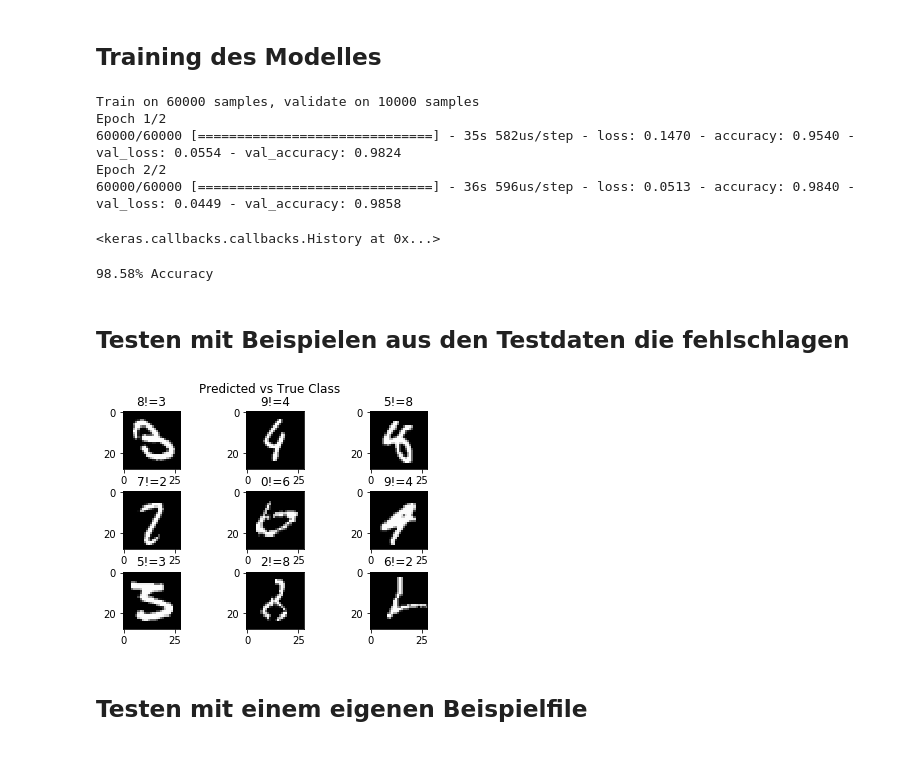
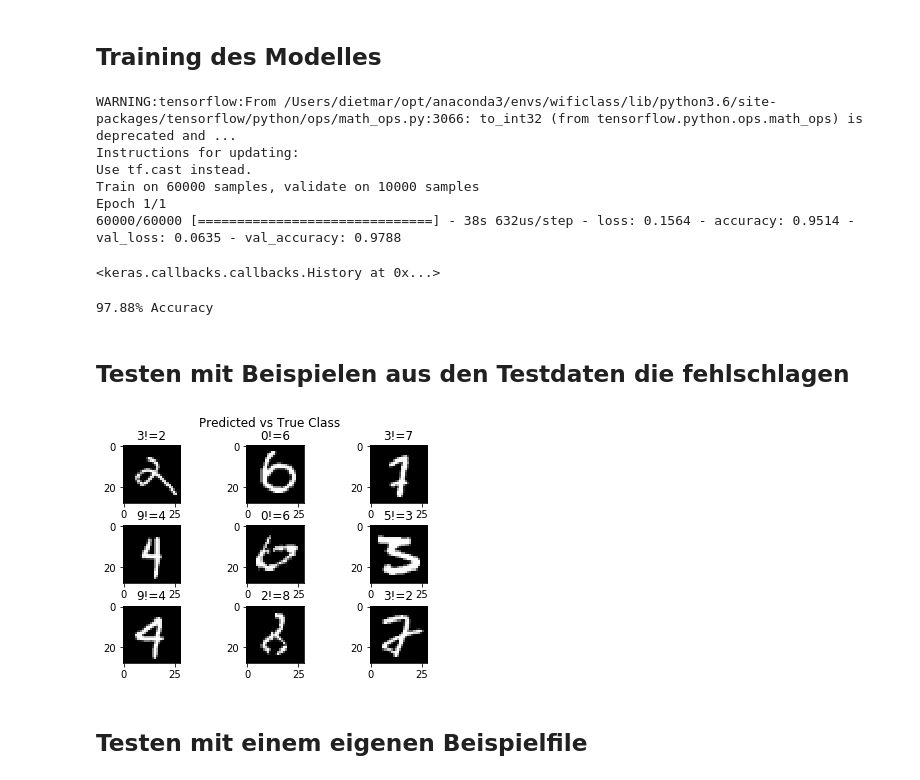
Before and after one commit to ditomax/mlwifibasis, a Jupyter notebook: example_image_classification_MNIST.ipynb, the cells around one changed output. Cells and saved outputs as stored; diff of their text form; code cells hidden in the pictures.

```diff
--- a/example_image_classification_MNIST.ipynb
+++ b/example_image_classification_MNIST.ipynb
@@ -28,4 +28,5 @@ from keras.layers import Flatten
 from keras.optimizers import SGD
 
 import matplotlib.pyplot as plt
+plt.rcParams['figure.figsize'] = [10, 5]
 %matplotlib inline
@@ -44,7 +49,7 @@ Testdaten: X=(10000, 28, 28), y=(10000,)
 # %%
 # Anzeige von Beispielen der Daten
-for i in range(9):
-    plt.subplot(330 + 1 + i)
-    plt.imshow(trainX[i], cmap=pyplot.get_cmap('gray'))
+for i in range(16):
+    plt.subplot(4,4,1 + i)
+    plt.imshow(trainX[i], cmap=plt.get_cmap('gray'))
 plt.show()
 # %% [output]
@@ -51,0 +57,3 @@ plt.show()
+# %%
+for i in range(16):
+    print('label {}'.format(trainY[i]))
@@ -83,51 +112,52 @@ model.compile(optimizer=opt, loss='categorical_crossentropy', metrics=['accuracy
 # %% [markdown]
 ## Training des Modelles
 # %%
-model.fit(trainX, trainY, epochs=2, batch_size=64, validation_data=(testX, testY), verbose=1)
+model.fit(trainX, trainY, epochs=1, batch_size=64, validation_data=(testX, testY), verbose=1)
 # %% [output]
+WARNING:tensorflow:From /Users/dietmar/opt/anaconda3/envs/wificlass/lib/python3.6/site-packages/tensorflow/python/ops/math_ops.py:3066: to_int32 (from tensorflow.python.ops.math_ops) is deprecated and ...
+Instructions for updating:
+Use tf.cast instead.
 Train on 60000 samples, validate on 10000 samples
-Epoch 1/2
-60000/60000 [==============================] - 35s 582us/step - loss: 0.1470 - accuracy: 0.9540 - val_loss: 0.0554 - val_accuracy: 0.9824
-Epoch 2/2
-60000/60000 [==============================] - 36s 596us/step - loss: 0.0513 - accuracy: 0.9840 - val_loss: 0.0449 - val_accuracy: 0.9858
+Epoch 1/1
+60000/60000 [==============================] - 38s 632us/step - loss: 0.1564 - accuracy: 0.9514 - val_loss: 0.0635 - val_accuracy: 0.9788
 <keras.callbacks.callbacks.History at 0x...>
 # %%
 _, acc = model.evaluate(testX, testY, verbose=0)
 print('%.2f%% Accuracy' % (acc * 100.0))
 # %% [output]
-98.58% Accuracy
+97.88% Accuracy
 # %% [markdown]
 ## Testen mit Beispielen aus den Testdaten die fehlschlagen
 # %%
-# Anzeige von Beispielen der Daten
+# Anzeige von Beispielen der Daten die fehlschlagen
 from numpy import argmax
 
 plotCount = 0
 fig = plt.figure()
 fig.suptitle('Predicted vs True Class')
 
 for i in range(testX.shape[0]):
 
     correctClass = argmax(testY[i])
     image = testX[i].reshape((1,28,28,1))
     prediction = model.predict_classes([image])
     predictedClass = prediction[0]
 
 
     if predictedClass != correctClass:
-        ax = pyplot.subplot(330 + 1 + plotCount)
+        ax = plt.subplot(330 + 1 + plotCount)
         ax.set_title('{}!={}'.format ( str(predictedClass), str(correctClass)))
         image = testX[i].reshape((28,28))
-        plt.imshow(image, cmap=pyplot.get_cmap('gray'))
+        plt.imshow(image, cmap=plt.get_cmap('gray'))
         plotCount+= 1
 
     if plotCount >= 9:
         break
 
 plt.subplots_adjust(wspace=0.4,hspace=0.4)
 plt.show()
 # %% [output]
-[figure, old version]
+[figure, new version]
 # %% [markdown]
 ## Testen mit einem eigenen Beispielfile
 # %%
```
Also changed, not shown: parts of 13 cells of this notebook, 1 other file.
